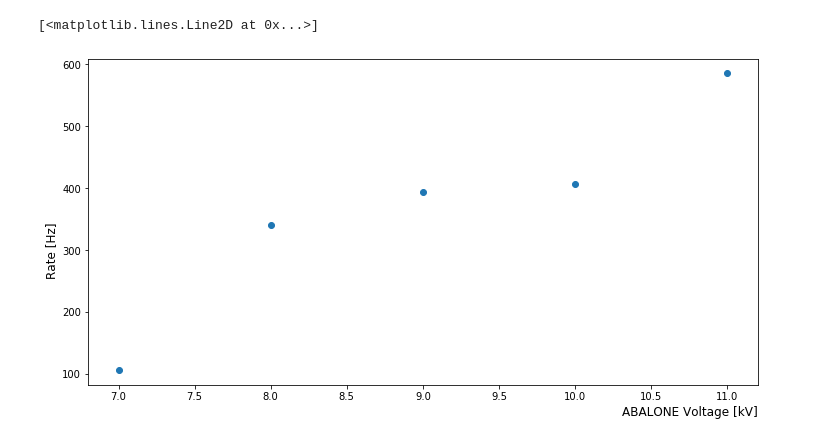
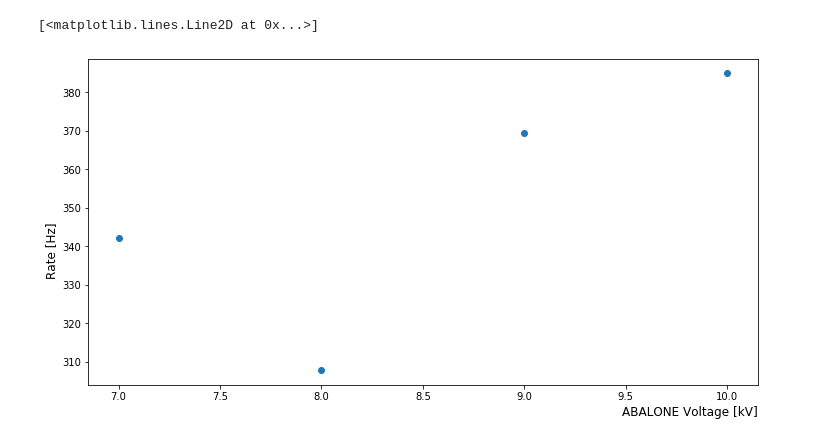
Before and after one commit to valerioda/abalone, a Jupyter notebook: abalone_rate.ipynb, the cells around one changed output. Drawn from its saved outputs; the diff is of its cells as text; code cells hidden in the pictures.

Commit message:
abalone at 10kV

```diff
--- a/abalone_rate.ipynb
+++ b/abalone_rate.ipynb
@@ -145,0 +114,7 @@ avolts, means = plot_all_rate(rate7a,rate8,rate9,rate10a,rate10b,rate11a,rate11b
+# %%
+file7='/data/abalone/ABALONE_RampingUp/2021_08_23_Rate_7kV.txt'
+file8='/data/abalone/ABALONE_RampingUp/2021_08_25_Rate_8kV.txt'
+file9='/data/abalone/ABALONE_RampingUp/2021_08_25_Rate_9kV.txt'
+file10='/data/abalone/ABALONE_RampingUp/2021_08_26_Rate_10kV.txt'
+# %%
+avolts, means = plot_all_rate(file7,file8,file9,file10,hours=(0.2,42.8,45.6,66.5),avolts = (7,8,9,10),ylim=(0,2000))
@@ -146,8 +123,8 @@ avolts, means = plot_all_rate(rate7a,rate8,rate9,rate10a,rate10b,rate11a,rate11b
 # %%
 plt.figure(figsize=(12,6))
 plt.xlabel('ABALONE Voltage [kV]', ha='right',x=1,fontsize=12)
 plt.ylabel('Rate [Hz]', ha='right',x=1,fontsize=12)
-plt.plot(avolts,means[:5],'o')
+plt.plot(avolts,means[:4],'o')
 # %% [output]
 [<matplotlib.lines.Line2D at 0x...>]
-[figure, old version]
+[figure, new version]
```
Also changed, not shown: parts of 4 cells of this notebook, 5 other files.
